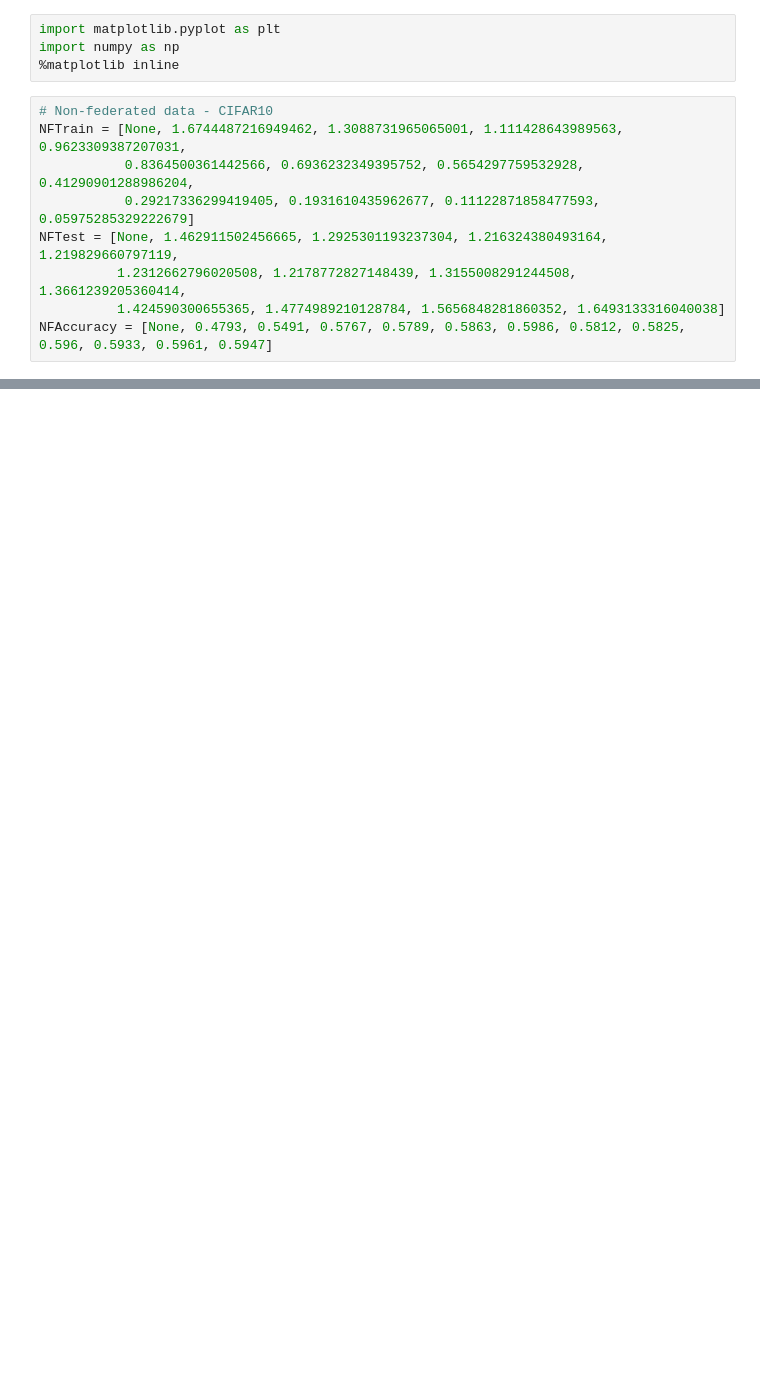
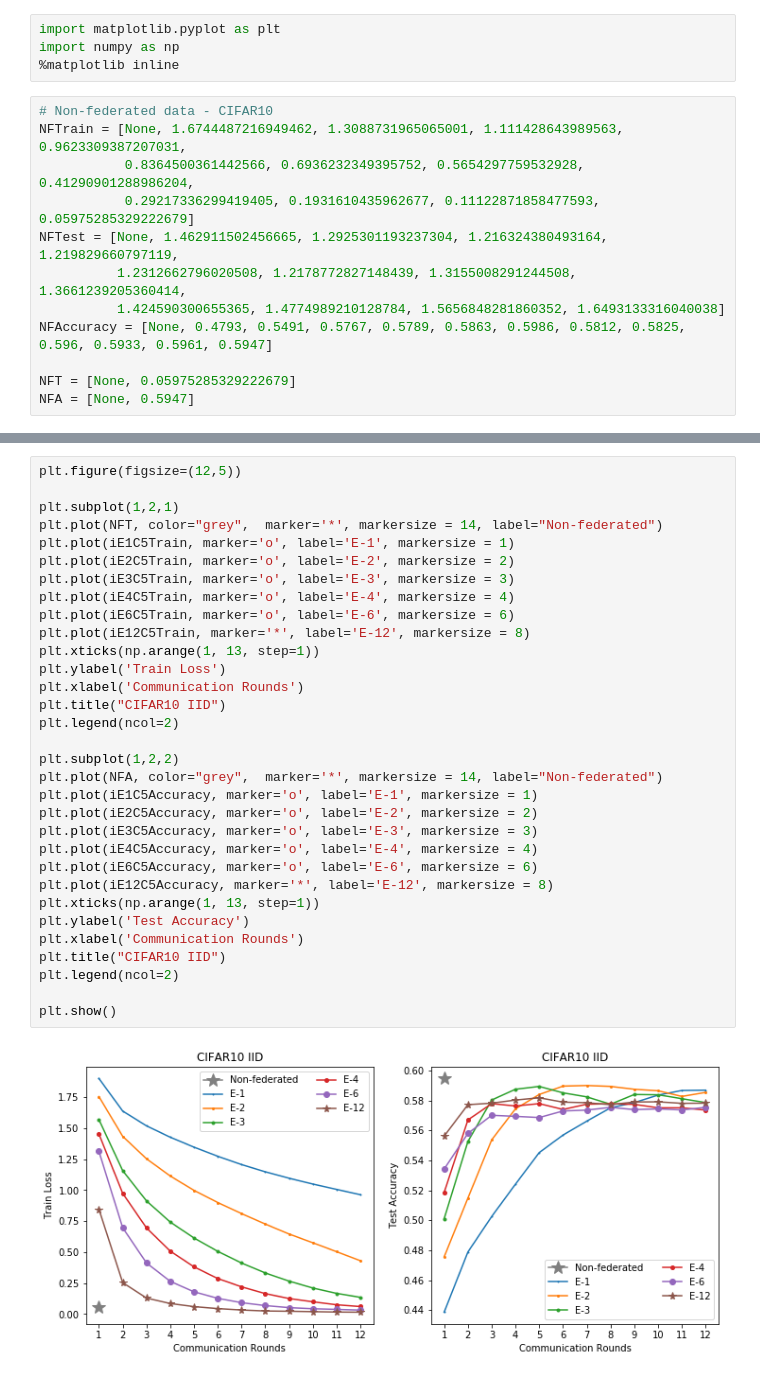
Before and after one commit to abogdanova/FedMed, a Jupyter notebook: Experiments.ipynb, the cells around one changed output, grey strips where cells are left out. Saved outputs shown, nothing was run; the diff lists cells and outputs as text; blank space fills up the shorter version.

```diff
--- a/Experiments.ipynb
+++ b/Experiments.ipynb
@@ -11,6 +11,9 @@ NFTest = [None, 1.462911502456665, 1.2925301193237304, 1.216324380493164, 1.2198
           1.2312662796020508, 1.2178772827148439, 1.3155008291244508, 1.3661239205360414,
           1.424590300655365, 1.4774989210128784, 1.5656848281860352, 1.6493133316040038]
 NFAccuracy = [None, 0.4793, 0.5491, 0.5767, 0.5789, 0.5863, 0.5986, 0.5812, 0.5825, 0.596, 0.5933, 0.5961, 0.5947]
+
+NFT = [None, 0.05975285329222679]
+NFA = [None, 0.5947]
 # %%
 # Federated data (5 users), iid, CIFAR10
 iE1C5Train = [None, 1.9009285, 1.6381454, 1.5189072, 1.4270283, 1.3469105,
@@ -23,0 +67,34 @@ iE1C5Accuracy = [None, 0.4386, 0.4788, 0.5025, 0.5241,
+# %%
+plt.figure(figsize=(12,5))
+
+plt.subplot(1,2,1)
+plt.plot(NFT, color="grey",  marker='*', markersize = 14, label="Non-federated")
+plt.plot(iE1C5Train, marker='o', label='E-1', markersize = 1)
+plt.plot(iE2C5Train, marker='o', label='E-2', markersize = 2)
+plt.plot(iE3C5Train, marker='o', label='E-3', markersize = 3)
+plt.plot(iE4C5Train, marker='o', label='E-4', markersize = 4)
+plt.plot(iE6C5Train, marker='o', label='E-6', markersize = 6)
+plt.plot(iE12C5Train, marker='*', label='E-12', markersize = 8)
+plt.xticks(np.arange(1, 13, step=1))
+plt.ylabel('Train Loss')
+plt.xlabel('Communication Rounds')
+plt.title("CIFAR10 IID")
+plt.legend(ncol=2)
+
+plt.subplot(1,2,2)
+plt.plot(NFA, color="grey",  marker='*', markersize = 14, label="Non-federated")
+plt.plot(iE1C5Accuracy, marker='o', label='E-1', markersize = 1)
+plt.plot(iE2C5Accuracy, marker='o', label='E-2', markersize = 2)
+plt.plot(iE3C5Accuracy, marker='o', label='E-3', markersize = 3)
+plt.plot(iE4C5Accuracy, marker='o', label='E-4', markersize = 4)
+plt.plot(iE6C5Accuracy, marker='o', label='E-6', markersize = 6)
+plt.plot(iE12C5Accuracy, marker='*', label='E-12', markersize = 8)
+plt.xticks(np.arange(1, 13, step=1))
+plt.ylabel('Test Accuracy')
+plt.xlabel('Communication Rounds')
+plt.title("CIFAR10 IID")
+plt.legend(ncol=2)
+
+plt.show()
+# %% [output]
+[figure, added]
```
Also changed, not shown: parts of 3 cells of this notebook, 26 other files.
